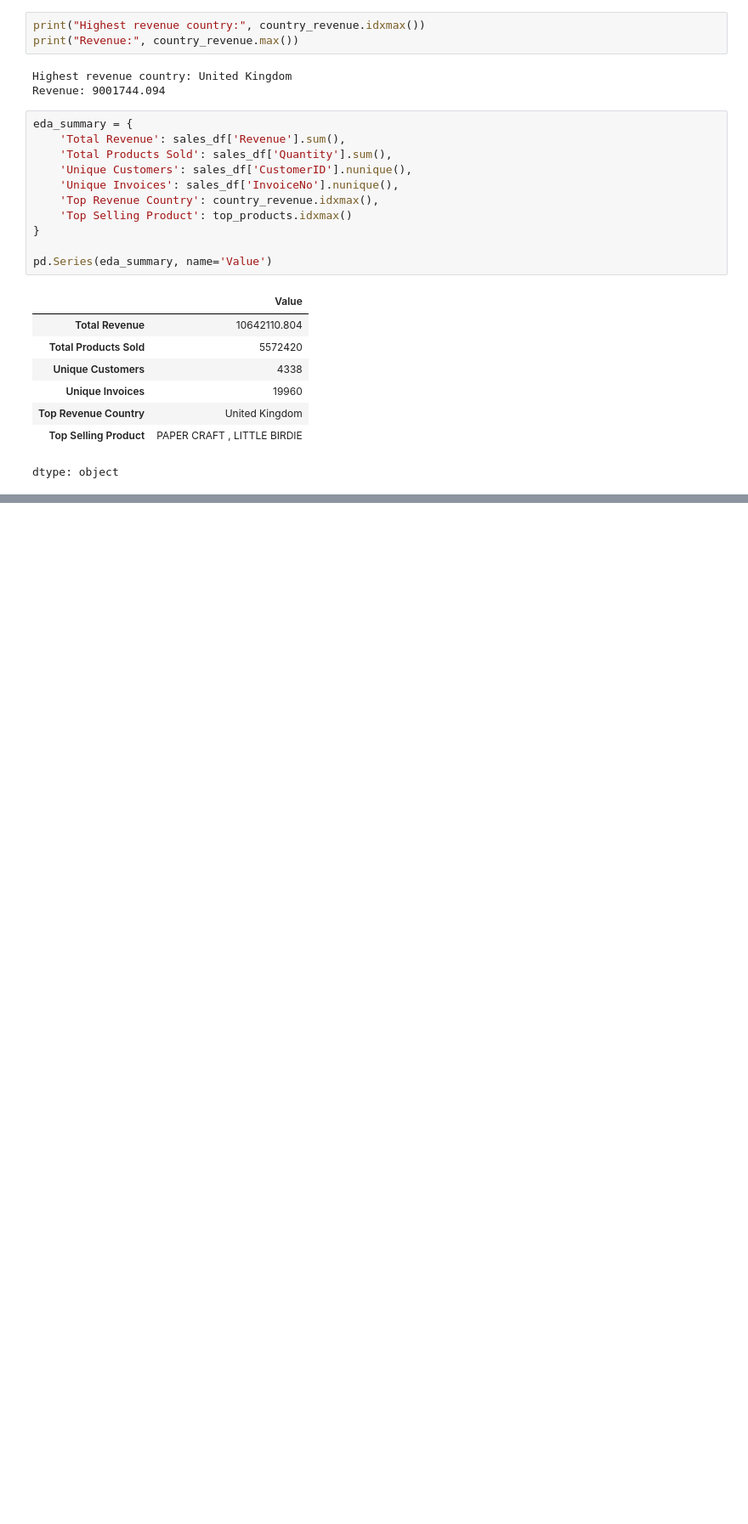
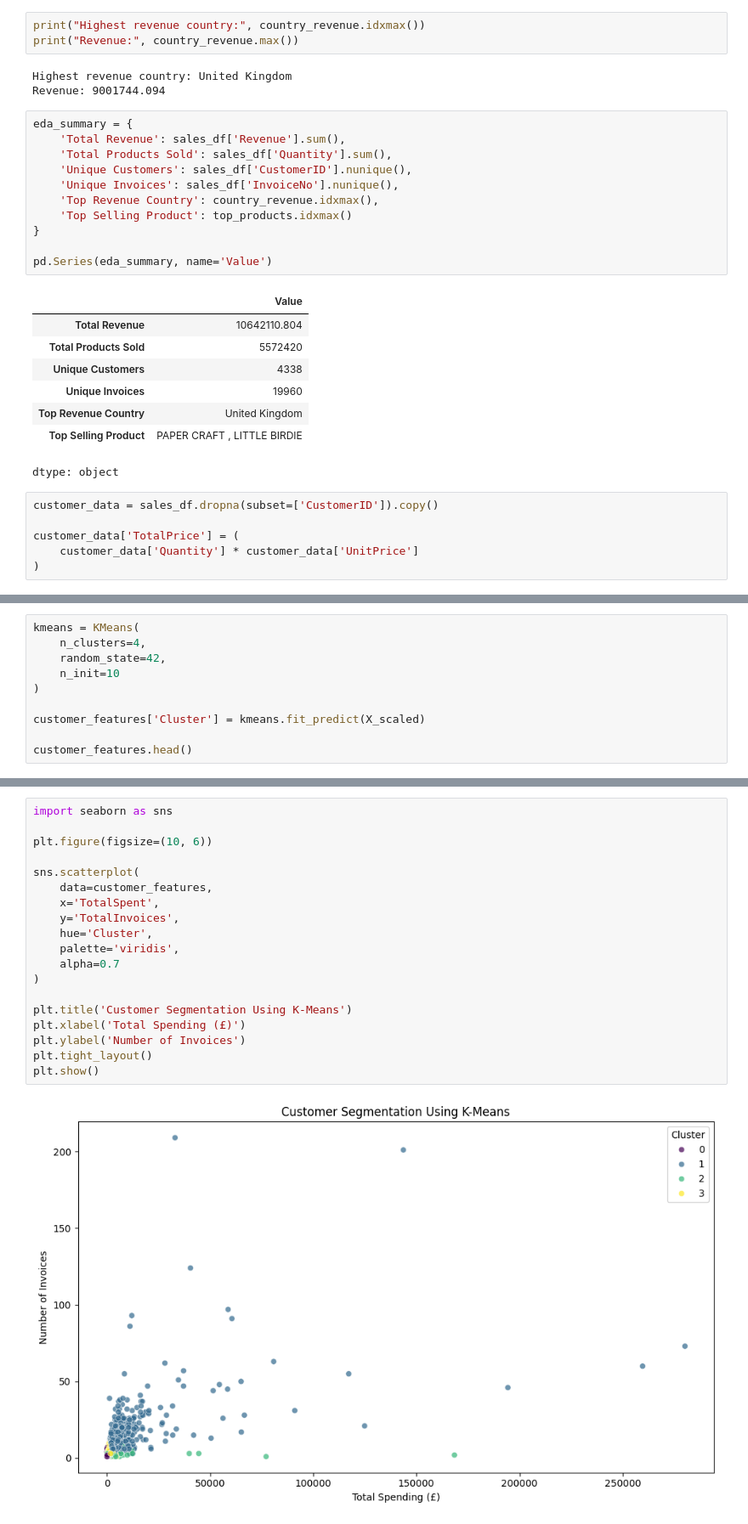
Before and after one commit to sandesh-bhatt/retail, a Jupyter notebook: Untitled4.ipynb, the cells around one changed output, grey strips where cells are left out. Shown at 85% size. Drawn from its saved outputs; the diff is of its cells as text; blank space fills up the shorter version.

```diff
--- a/Untitled4.ipynb
+++ b/Untitled4.ipynb
@@ -538,3 +538,9 @@ pd.Series(eda_summary, name='Value')
 | Top Revenue Country | United Kingdom |
 | Top Selling Product | PAPER CRAFT , LITTLE BIRDIE |
 dtype: object
+# %%
+customer_data = sales_df.dropna(subset=['CustomerID']).copy()
+
+customer_data['TotalPrice'] = (
+    customer_data['Quantity'] * customer_data['UnitPrice']
+)
@@ -540,0 +597,10 @@ dtype: object
+# %%
+kmeans = KMeans(
+    n_clusters=4,
+    random_state=42,
+    n_init=10
+)
+
+customer_features['Cluster'] = kmeans.fit_predict(X_scaled)
+
+customer_features.head()
@@ -540,0 +632,21 @@ dtype: object
+# %%
+import seaborn as sns
+
+plt.figure(figsize=(10, 6))
+
+sns.scatterplot(
+    data=customer_features,
+    x='TotalSpent',
+    y='TotalInvoices',
+    hue='Cluster',
+    palette='viridis',
+    alpha=0.7
+)
+
+plt.title('Customer Segmentation Using K-Means')
+plt.xlabel('Total Spending (£)')
+plt.ylabel('Number of Invoices')
+plt.tight_layout()
+plt.show()
+# %% [output]
+[figure, added]
```
Also changed, not shown: parts of 17 cells of this notebook.
